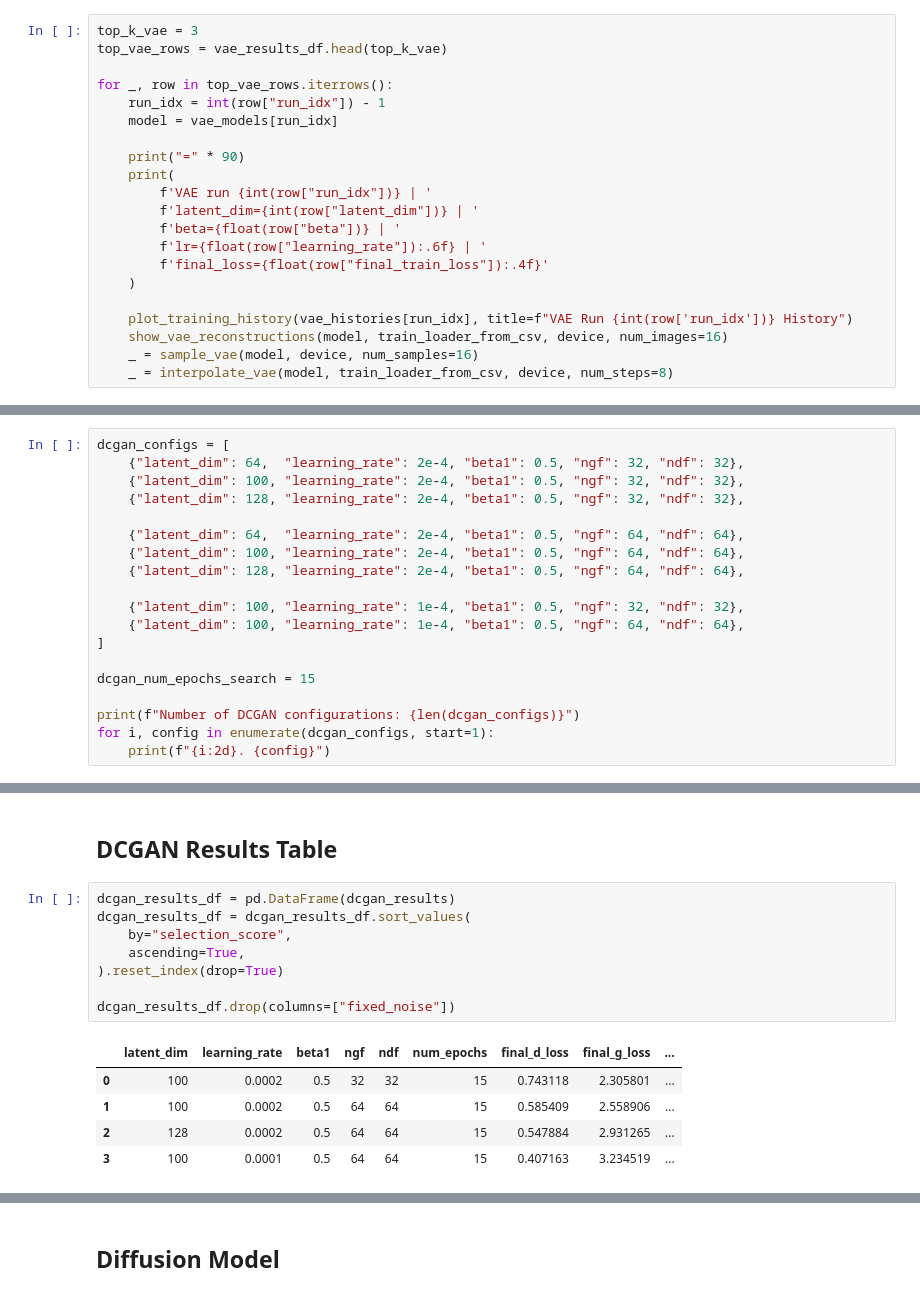
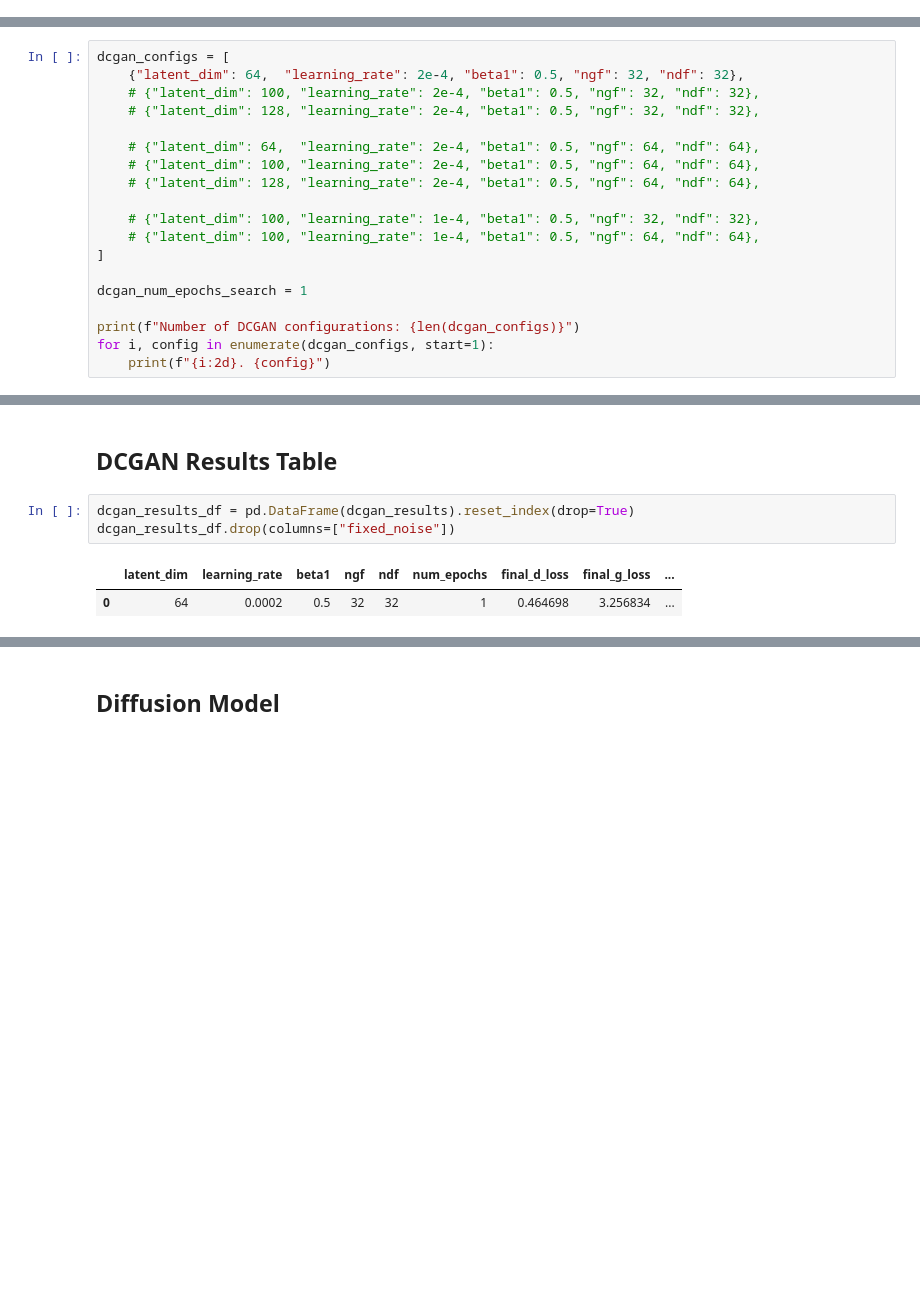
Before and after one commit to alexferreiraQuicktrend/GAI-Project1, a Jupyter notebook: ArtBench10_Student_Start_Pack.ipynb, the cells around one changed output, grey strips where cells are left out. Cells and saved outputs as stored; diff of their text form; blank space fills up the shorter version.

```diff
--- a/ArtBench10_Student_Start_Pack.ipynb
+++ b/ArtBench10_Student_Start_Pack.ipynb
@@ -857,21 +828,0 @@ vae_results_df
-# %%
-top_k_vae = 3
-top_vae_rows = vae_results_df.head(top_k_vae)
-
-for _, row in top_vae_rows.iterrows():
-    run_idx = int(row["run_idx"]) - 1
-    model = vae_models[run_idx]
-
-    print("=" * 90)
-    print(
-        f'VAE run {int(row["run_idx"])} | '
-        f'latent_dim={int(row["latent_dim"])} | '
-        f'beta={float(row["beta"])} | '
-        f'lr={float(row["learning_rate"]):.6f} | '
-        f'final_loss={float(row["final_train_loss"]):.4f}'
-    )
-
-    plot_training_history(vae_histories[run_idx], title=f"VAE Run {int(row['run_idx'])} History")
-    show_vae_reconstructions(model, train_loader_from_csv, device, num_images=16)
-    _ = sample_vae(model, device, num_samples=16)
-    _ = interpolate_vae(model, train_loader_from_csv, device, num_steps=8)
@@ -1124,18 +1000,18 @@ def train_one_epoch_dcgan(
 # %%
 dcgan_configs = [
     {"latent_dim": 64,  "learning_rate": 2e-4, "beta1": 0.5, "ngf": 32, "ndf": 32},
-    {"latent_dim": 100, "learning_rate": 2e-4, "beta1": 0.5, "ngf": 32, "ndf": 32},
-    {"latent_dim": 128, "learning_rate": 2e-4, "beta1": 0.5, "ngf": 32, "ndf": 32},
+    # {"latent_dim": 100, "learning_rate": 2e-4, "beta1": 0.5, "ngf": 32, "ndf": 32},
+    # {"latent_dim": 128, "learning_rate": 2e-4, "beta1": 0.5, "ngf": 32, "ndf": 32},
 
-    {"latent_dim": 64,  "learning_rate": 2e-4, "beta1": 0.5, "ngf": 64, "ndf": 64},
-    {"latent_dim": 100, "learning_rate": 2e-4, "beta1": 0.5, "ngf": 64, "ndf": 64},
-    {"latent_dim": 128, "learning_rate": 2e-4, "beta1": 0.5, "ngf": 64, "ndf": 64},
+    # {"latent_dim": 64,  "learning_rate": 2e-4, "beta1": 0.5, "ngf": 64, "ndf": 64},
+    # {"latent_dim": 100, "learning_rate": 2e-4, "beta1": 0.5, "ngf": 64, "ndf": 64},
+    # {"latent_dim": 128, "learning_rate": 2e-4, "beta1": 0.5, "ngf": 64, "ndf": 64},
 
-    {"latent_dim": 100, "learning_rate": 1e-4, "beta1": 0.5, "ngf": 32, "ndf": 32},
-    {"latent_dim": 100, "learning_rate": 1e-4, "beta1": 0.5, "ngf": 64, "ndf": 64},
+    # {"latent_dim": 100, "learning_rate": 1e-4, "beta1": 0.5, "ngf": 32, "ndf": 32},
+    # {"latent_dim": 100, "learning_rate": 1e-4, "beta1": 0.5, "ngf": 64, "ndf": 64},
 ]
 
-dcgan_num_epochs_search = 15
+dcgan_num_epochs_search = 1
 
 print(f"Number of DCGAN configurations: {len(dcgan_configs)}")
 for i, config in enumerate(dcgan_configs, start=1):
@@ -1275,16 +1137,8 @@ Epoch [11/15] d_loss=0.5122 g_loss=3.2104
 # %% [markdown]
 ## DCGAN Results Table
 # %%
-dcgan_results_df = pd.DataFrame(dcgan_results)
-dcgan_results_df = dcgan_results_df.sort_values(
-    by="selection_score",
-    ascending=True,
-).reset_index(drop=True)
-
+dcgan_results_df = pd.DataFrame(dcgan_results).reset_index(drop=True)
 dcgan_results_df.drop(columns=["fixed_noise"])
 # %% [output]
 |  | latent_dim | learning_rate | beta1 | ngf | ndf | num_epochs | final_d_loss | final_g_loss | ... |
-| 0 | 100 | 0.0002 | 0.5 | 32 | 32 | 15 | 0.743118 | 2.305801 | ... |
-| 1 | 100 | 0.0002 | 0.5 | 64 | 64 | 15 | 0.585409 | 2.558906 | ... |
-| 2 | 128 | 0.0002 | 0.5 | 64 | 64 | 15 | 0.547884 | 2.931265 | ... |
-| 3 | 100 | 0.0001 | 0.5 | 64 | 64 | 15 | 0.407163 | 3.234519 | ... |
+| 0 | 64 | 0.0002 | 0.5 | 32 | 32 | 1 | 0.464698 | 3.256834 | ... |
```
Also changed, not shown: parts of 65 cells of this notebook, 4 other files.
